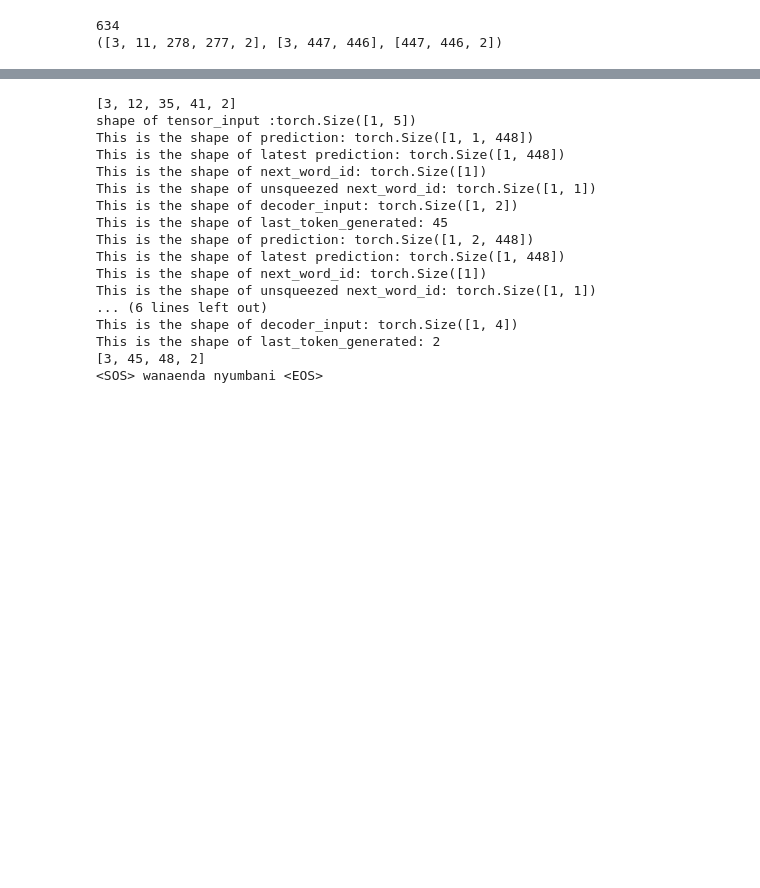
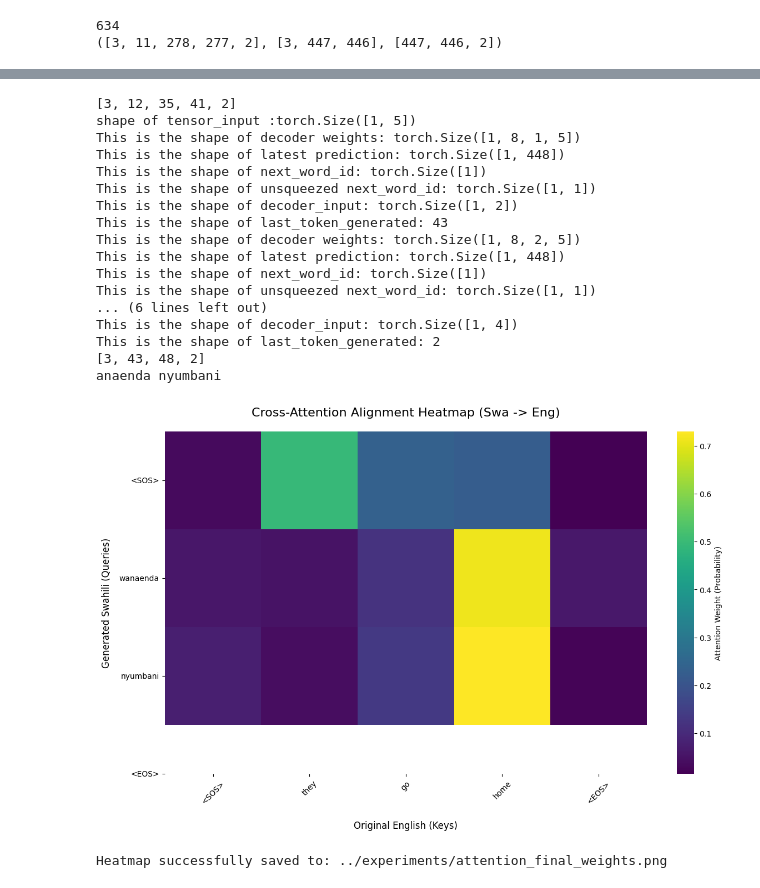
Before and after one commit to ianMuchesia/tiny-translation-model, a Jupyter notebook: notebooks/transation_examples.ipynb, the cells around one changed output, grey strips where cells are left out. Cells and saved outputs as stored; diff of their text form; code cells hidden in the pictures; blank space fills up the shorter version.

Commit message:
Document masking and attention updates

```diff
--- a/notebooks/transation_examples.ipynb
+++ b/notebooks/transation_examples.ipynb
@@ -45,7 +48,7 @@ dataloader = DataLoader(dataset=translationDataset,batch_size=32,collate_fn=dyna
 
 device = torch.device("cuda" if torch.cuda.is_available() else "cpu")
 # %%
-epochs = 5
+epochs = 1
 
 
 best_val_loss = float('inf')
@@ -108,31 +111,33 @@ def translate_to_swa(input):
 
 
     model.eval()
-    encoded_response = model.predict(tensor_input,3,2)
+    encoded_response,attention_weights = model.predict(tensor_input,3,2)
 
 
     print(encoded_response)
 
-    decoded_response = swa_tokenizer.decode(encoded_response)
+    decoded_response = swa_tokenizer.decode(encoded_response[1:-1])
 
     print(decoded_response)
+
+    return decoded_response,attention_weights
 # %%
-translate_to_swa("they go home")
+response ,attention_weights= translate_to_swa("they go home")
 # %% [output]
 [3, 12, 35, 41, 2]
 shape of tensor_input :torch.Size([1, 5])
-This is the shape of prediction: torch.Size([1, 1, 448])
+This is the shape of decoder weights: torch.Size([1, 8, 1, 5])
 This is the shape of latest prediction: torch.Size([1, 448])
 This is the shape of next_word_id: torch.Size([1])
 This is the shape of unsqueezed next_word_id: torch.Size([1, 1])
 This is the shape of decoder_input: torch.Size([1, 2])
-This is the shape of last_token_generated: 45
-This is the shape of prediction: torch.Size([1, 2, 448])
+This is the shape of last_token_generated: 43
+This is the shape of decoder weights: torch.Size([1, 8, 2, 5])
 This is the shape of latest prediction: torch.Size([1, 448])
 This is the shape of next_word_id: torch.Size([1])
 This is the shape of unsqueezed next_word_id: torch.Size([1, 1])
 ... (6 lines left out)
 This is the shape of decoder_input: torch.Size([1, 4])
 This is the shape of last_token_generated: 2
-[3, 45, 48, 2]
-<SOS> wanaenda nyumbani <EOS>
+[3, 43, 48, 2]
+anaenda nyumbani
@@ -138,0 +156,39 @@ This is the shape of last_token_generated: 2
+# %%
+# 1. We assume 'attention_weights' is now a [swahili_seq_len, english_seq_len] tensor
+# which you are getting back from your fixed 'predict' function.
+matrix_to_plot = attention_weights.detach().cpu().numpy()
+
+# Set up the plot size
+plt.figure(figsize=(14, 8))
+
+# 2. Configure the heatmap
+sns.heatmap(matrix_to_plot,
+            cmap='viridis',
+            # 3. Use an accurate label for attention weights (0.0 to 1.0)
+            cbar_kws={'label': 'Attention Weight (Probability)'})
+
+# 4. Apply RIGOROUS, accurate professional labels
+plt.title("Cross-Attention Alignment Heatmap (Swa -> Eng)", fontsize=16, pad=20)
+
+# The generated tokens (rows) are Queries asking the source tokens (columns)
+plt.ylabel("Generated Swahili (Queries)", fontsize=12, labelpad=10)
+plt.xlabel("Original English (Keys)", fontsize=12, labelpad=20)
+
+# --- BONUS TIP FOR UNDERSTANDING ---
+# To make it 'really' understandable, pass in the actual token strings to the heatmap axes!
+# Assuming you have:
+swa_tokens = ["<SOS>", "wanaenda", "nyumbani", "<EOS>"]
+eng_tokens = ["<SOS>", "they", "go", "home", "<EOS>"]
+# You would add these lines right before plt.savefig():
+plt.xticks(np.arange(len(eng_tokens)) + 0.5, eng_tokens, rotation=45)
+plt.yticks(np.arange(len(swa_tokens)) + 0.5, swa_tokens, rotation=0)
+
+# Save the final figure
+filepath = Path('./../experiments/attention_final_weights.png')
+plt.savefig(filepath, dpi=300, bbox_inches='tight')
+
+plt.show()
+print(f"Heatmap successfully saved to: {filepath}")
+# %% [output]
+[figure, added]
+Heatmap successfully saved to: ../experiments/attention_final_weights.png
```
Also changed, not shown: parts of 4 cells of this notebook, 9 other files.
